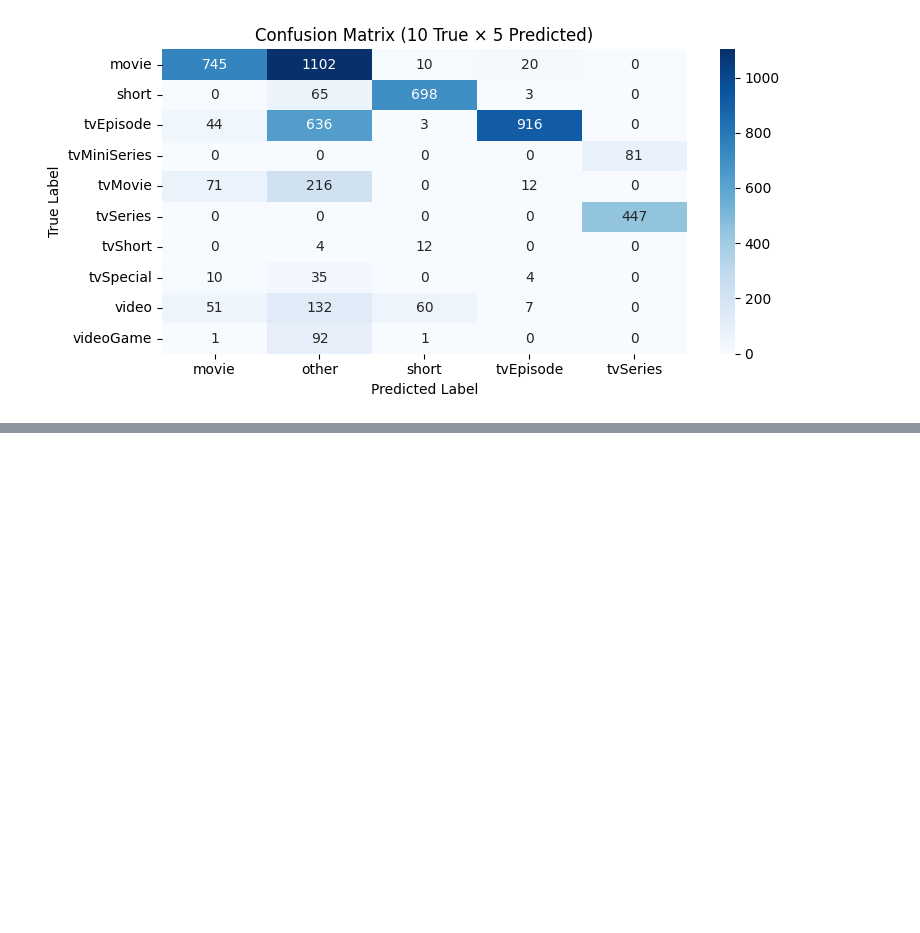
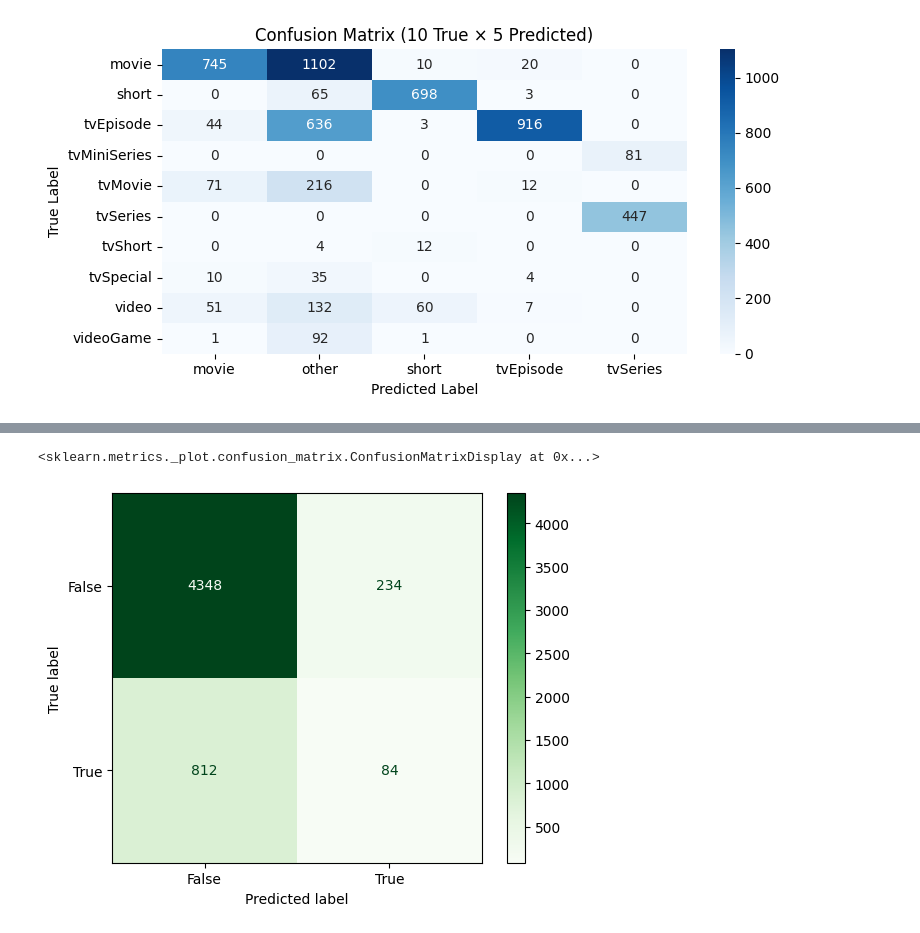
Before and after one commit to g-fabiani4-unipi/dm1_project, a Jupyter notebook: src/pattern_mining.ipynb, the cells around one changed output, grey strips where cells are left out. Saved outputs shown, nothing was run; the diff lists cells and outputs as text; code cells hidden in the pictures; blank space fills up the shorter version.

```diff
--- a/src/pattern_mining.ipynb
+++ b/src/pattern_mining.ipynb
@@ -655,0 +668,3 @@ plt.show()
+# %%
+num_cols = ['startYear', 'logRuntime', 'numVotes', 'totalImages', 'totalCredits', 'numRegions', 'numGenres', 'criticReviewsRatio']
+target_feat = 'awardsAndNominations'
@@ -655,0 +811,8 @@ plt.show()
+# %%
+def predict_awards_or_nominations(df):
+    rule1 = ((df['hasVideos']) & (df['numRegions'] > 1.386) & (df['numRegions'] <= 4.248) & (df['totalImages'] > 1.946) & (df['totalImages'] <= 8.162))
+    rule2 = ((df['hasVideos']) & (df['numRegions'] > 1.386) & (df['numRegions'] <= 4.248) & (df['totalCredits'] > 4.19) & (df['totalCredits'] <= 9.664))
+    rule3 = ((df['hasVideos']) & (df['totalCredits'] > 4.19) & (df['totalCredits'] < 9.664) & (df['totalImages'] > 1.946) & (df['totalImages'] <= 8.162))
+    rule4 = ((df['totalCredits'] > 4.19) & (df['totalCredits'] < 9.664) & (df['totalImages'] > 1.946) & (df['totalImages'] < 8.162) & (df['numVotes'] > 5.007) & (df['numVotes'] < 13.782) & (df['titleType'] == 'Movie'))
+    rule5 = ((df['totalCredits'] > 4.19) & (df['totalCredits'] < 9.664) & (df['numVotes'] > 5.007) & (df['numVotes'] <= 13.782) & (df['numRegions'] > 1.386) & (df['numRegions'] <= 4.248) & (df['genres'].apply(lambda x: 'Drama' in x)))
+    return rule1 | rule2 | rule3 | rule4 | rule5
@@ -655,0 +829,2 @@ plt.show()
+# %%
+rules_pred = predict_awards_or_nominations(df_test)
@@ -655,0 +842,5 @@ plt.show()
+# %%
+ConfusionMatrixDisplay.from_predictions(y_true=test_y, y_pred=rules_pred, cmap="Greens")
+# %% [output]
+<sklearn.metrics._plot.confusion_matrix.ConfusionMatrixDisplay at 0x...>
+[figure, added]
```
Also changed, not shown: parts of 33 cells of this notebook.
